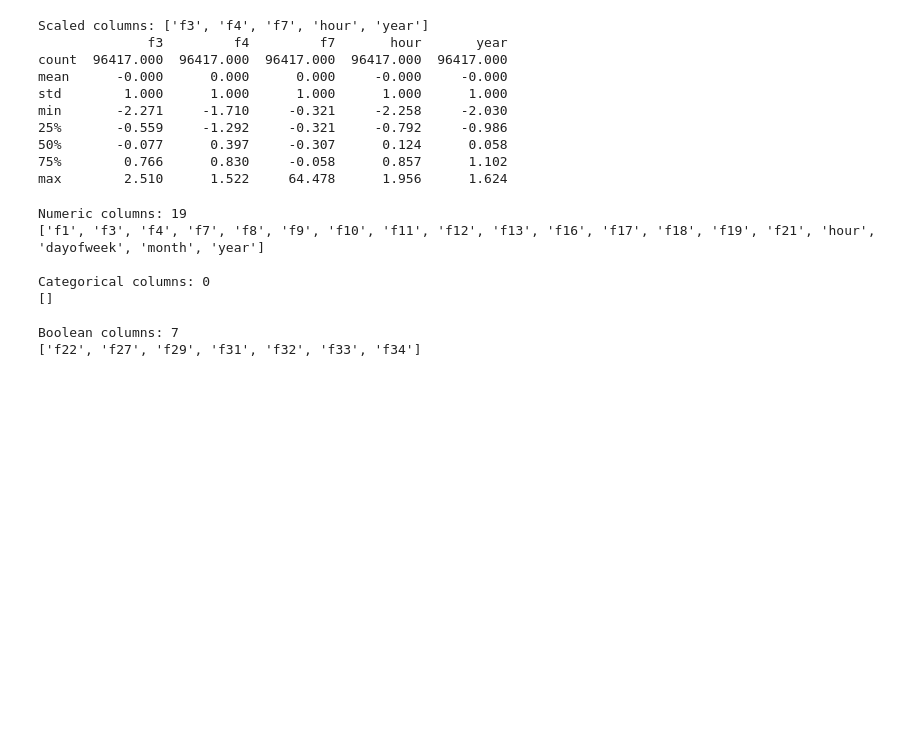
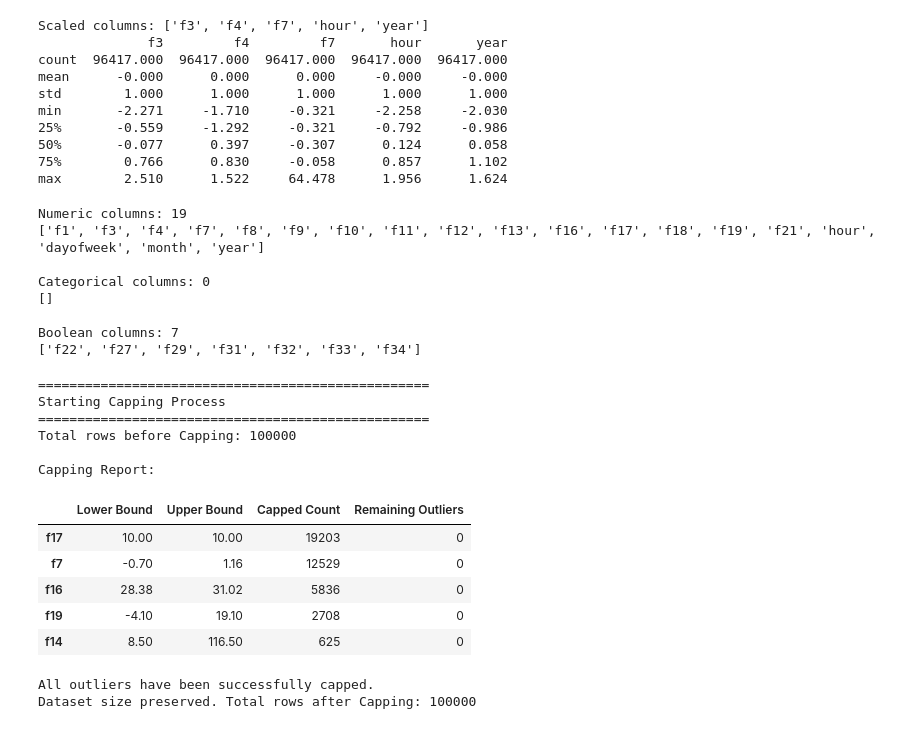
Before and after one commit to HesamMerajifar/Datamining, a Jupyter notebook: Hesam_final.ipynb, the cells around one changed output. Cells and saved outputs as stored; diff of their text form; code cells hidden in the pictures; blank space fills up the shorter version.

Commit message:
outlier-added,cramer,pvlaues

```diff
--- a/Hesam_final.ipynb
+++ b/Hesam_final.ipynb
@@ -1200,3 +1200,65 @@ Categorical columns: 0
 
 Boolean columns: 7
 ['f22', 'f27', 'f29', 'f31', 'f32', 'f33', 'f34']
+# %%
+import numpy as np
+
+print("="*50)
+print("Starting Capping Process")
+print("="*50)
+print(f"Total rows before Capping: {len(df)}\n")
+
+# List of numeric columns with outliers
+cols_to_cap = ['f17', 'f7', 'f16', 'f19', 'f14']
+
+# Ensure these columns exist in the dataframe
+cols_to_cap = [col for col in cols_to_cap if col in df.columns]
+
+capping_report = {}
+
+for col in cols_to_cap:
+    Q1 = df[col].quantile(0.25)
+    Q3 = df[col].quantile(0.75)
+    IQR = Q3 - Q1
+
+    lower_bound = Q1 - 1.5 * IQR
+    upper_bound = Q3 + 1.5 * IQR
+
+    # Count outliers before capping
+    outliers_before = ((df[col] < lower_bound) | (df[col] > upper_bound)).sum()
+
+    # Apply Capping
+    df[col] = np.clip(df[col], lower_bound, upper_bound)
+
+    # Count outliers after capping (should be 0)
+    outliers_after = ((df[col] < lower_bound) | (df[col] > upper_bound)).sum()
+
+    capping_report[col] = {
+        'Lower Bound': round(lower_bound, 2),
+        'Upper Bound': round(upper_bound, 2),
+        'Capped Count': outliers_before,
+        'Remaining Outliers': outliers_after
+    }
+
+# Display final capping report
+capping_df = pd.DataFrame.from_dict(capping_report, orient='index')
+print("Capping Report:")
+display(capping_df)
+
+print(f"\nAll outliers have been successfully capped.")
+print(f"Dataset size preserved. Total rows after Capping: {len(df)}")
+# %% [output]
+==================================================
+Starting Capping Process
+==================================================
+Total rows before Capping: 100000
+
+Capping Report:
+|  | Lower Bound | Upper Bound | Capped Count | Remaining Outliers |
+| f17 | 10.00 | 10.00 | 19203 | 0 |
+| f7 | -0.70 | 1.16 | 12529 | 0 |
+| f16 | 28.38 | 31.02 | 5836 | 0 |
+| f19 | -4.10 | 19.10 | 2708 | 0 |
+| f14 | 8.50 | 116.50 | 625 | 0 |
+All outliers have been successfully capped.
+Dataset size preserved. Total rows after Capping: 100000
```
Also changed, not shown: parts of 1 cell of this notebook, 1 other file.
